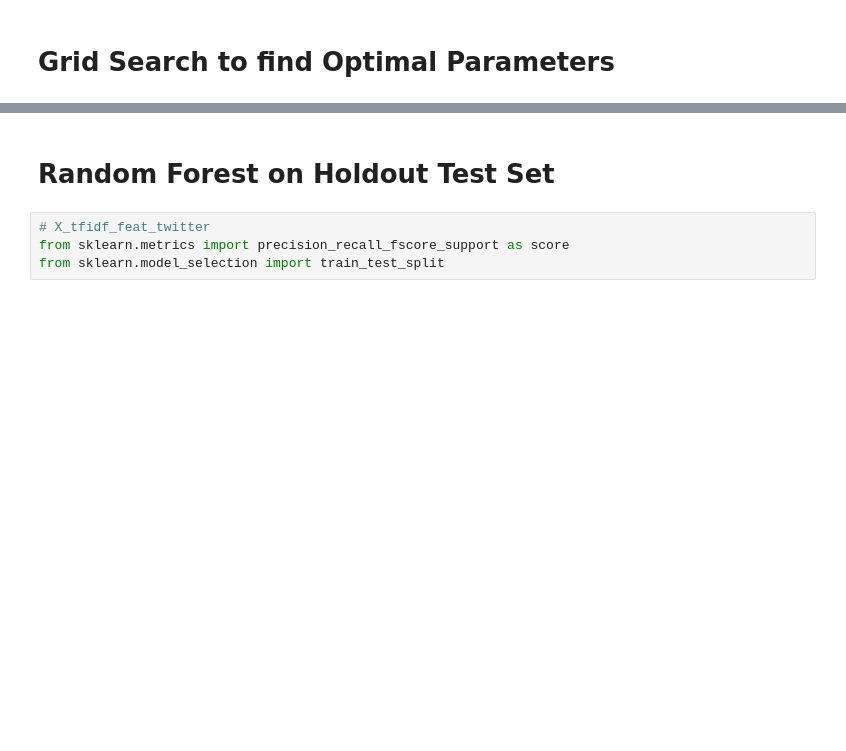
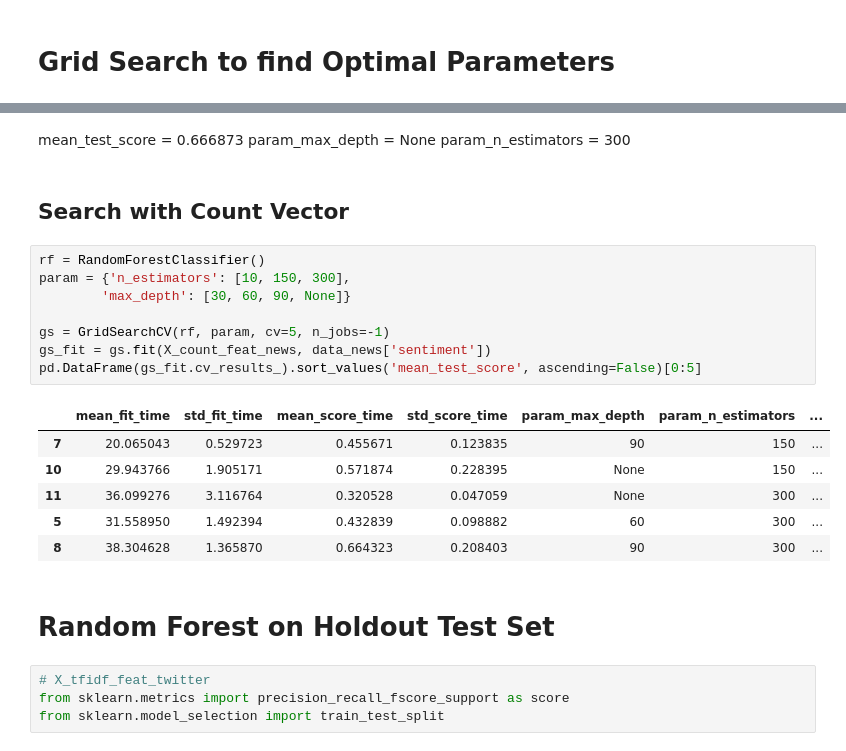
Before and after one commit to zarbin/UTA_Project-4, a Jupyter notebook: sandbox/JennS/NLP_ShulyakEdition/NLP_financial_news.ipynb, the cells around one changed output, grey strips where cells are left out. Saved outputs shown, nothing was run; the diff lists cells and outputs as text; blank space fills up the shorter version.

```diff
--- a/sandbox/JennS/NLP_ShulyakEdition/NLP_financial_news.ipynb
+++ b/sandbox/JennS/NLP_ShulyakEdition/NLP_financial_news.ipynb
@@ -146,6 +154,27 @@ pd.DataFrame(gs_fit.cv_results_).sort_values('mean_test_score', ascending=False)
 | 10 | 34.212505 | 2.768572 | 0.906632 | 0.386668 | None | 150 | ... |
 | 5 | 42.425284 | 1.016262 | 1.271919 | 0.364790 | 60 | 300 | ... |
 | 7 | 26.763226 | 1.563173 | 1.016106 | 0.264996 | 90 | 150 | ... |
+# %% [markdown]
+mean_test_score = 0.666873
+param_max_depth = None
+param_n_estimators = 300
+# %% [markdown]
+## Search with Count Vector
+# %%
+rf = RandomForestClassifier()
+param = {'n_estimators': [10, 150, 300],
+        'max_depth': [30, 60, 90, None]}
+
+gs = GridSearchCV(rf, param, cv=5, n_jobs=-1)
+gs_fit = gs.fit(X_count_feat_news, data_news['sentiment'])
+pd.DataFrame(gs_fit.cv_results_).sort_values('mean_test_score', ascending=False)[0:5]
+# %% [output]
+|  | mean_fit_time | std_fit_time | mean_score_time | std_score_time | param_max_depth | param_n_estimators | ... |
+| 7 | 20.065043 | 0.529723 | 0.455671 | 0.123835 | 90 | 150 | ... |
+| 10 | 29.943766 | 1.905171 | 0.571874 | 0.228395 | None | 150 | ... |
+| 11 | 36.099276 | 3.116764 | 0.320528 | 0.047059 | None | 300 | ... |
+| 5 | 31.558950 | 1.492394 | 0.432839 | 0.098882 | 60 | 300 | ... |
+| 8 | 38.304628 | 1.365870 | 0.664323 | 0.208403 | 90 | 300 | ... |
 # %% [markdown]
 # Random Forest on Holdout Test Set
 # %%
```
Also changed, not shown: parts of 7 cells of this notebook.
